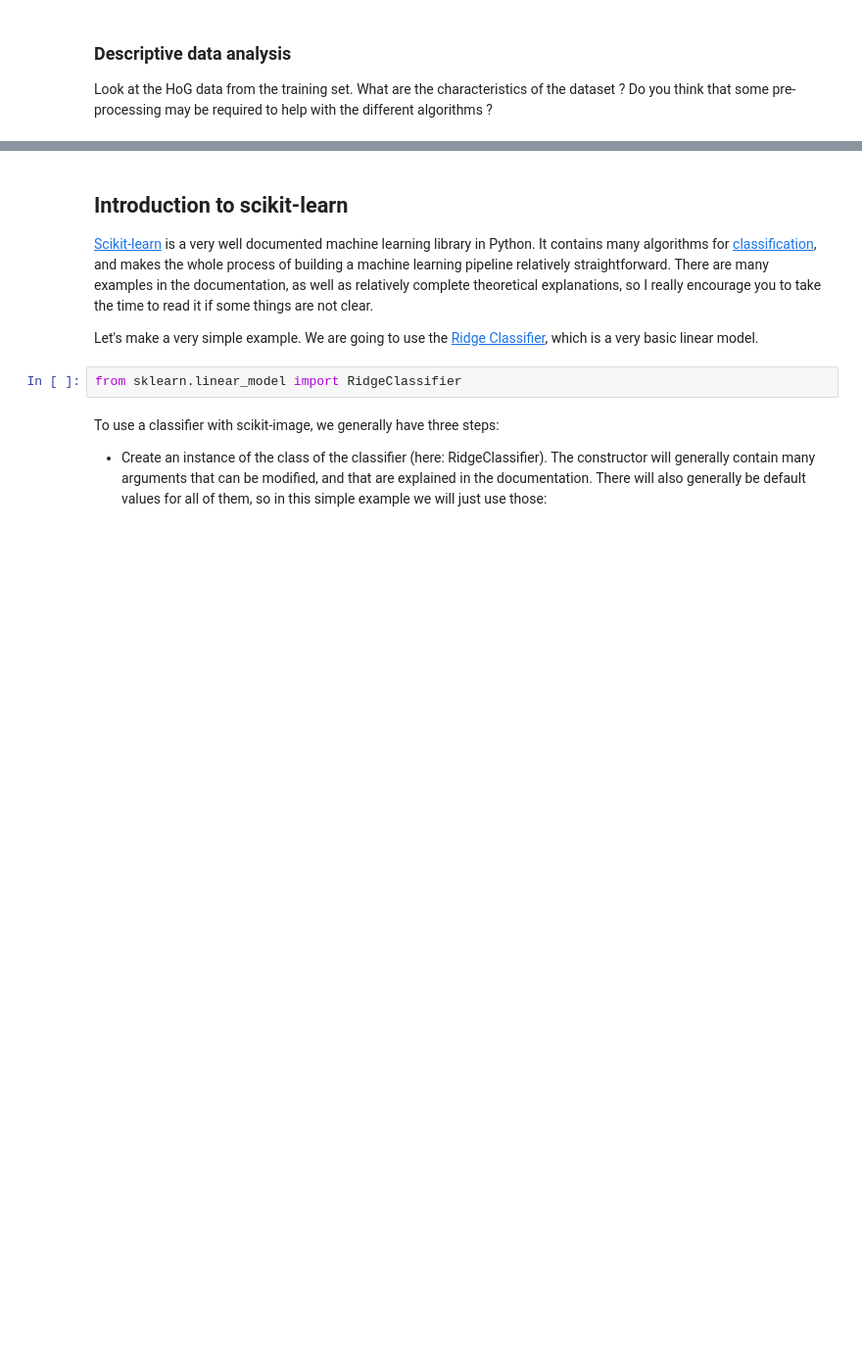
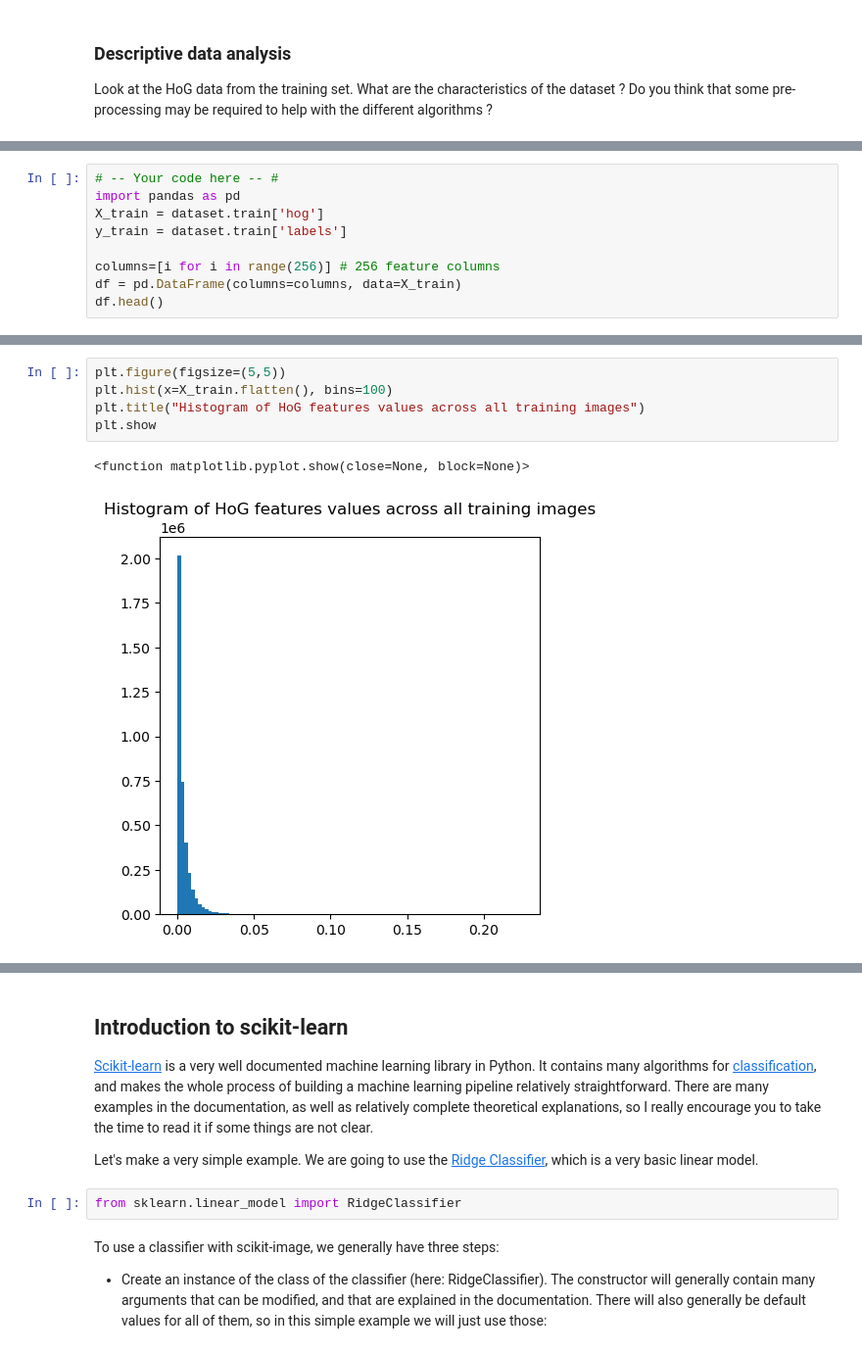
Before and after one commit to Raspberree/info-h-501, a Jupyter notebook: docs/LABS/ML0_Introduction.ipynb, the cells around one changed output, grey strips where cells are left out. Shown at 98% size. Cells and saved outputs as stored; diff of their text form; blank space fills up the shorter version.

```diff
--- a/docs/LABS/ML0_Introduction.ipynb
+++ b/docs/LABS/ML0_Introduction.ipynb
@@ -117,0 +164,9 @@ Look at the HoG data from the training set. What are the characteristics of the
+# %%
+# -- Your code here -- #
+import pandas as pd
+X_train = dataset.train['hog']
+y_train = dataset.train['labels']
+
+columns=[i for i in range(256)] # 256 feature columns
+df = pd.DataFrame(columns=columns, data=X_train)
+df.head()
@@ -117,0 +188,8 @@ Look at the HoG data from the training set. What are the characteristics of the
+# %%
+plt.figure(figsize=(5,5))
+plt.hist(x=X_train.flatten(), bins=100)
+plt.title("Histogram of HoG features values across all training images")
+plt.show
+# %% [output]
+<function matplotlib.pyplot.show(close=None, block=None)>
+[figure, added]
```
Also changed, not shown: parts of 33 cells of this notebook.
